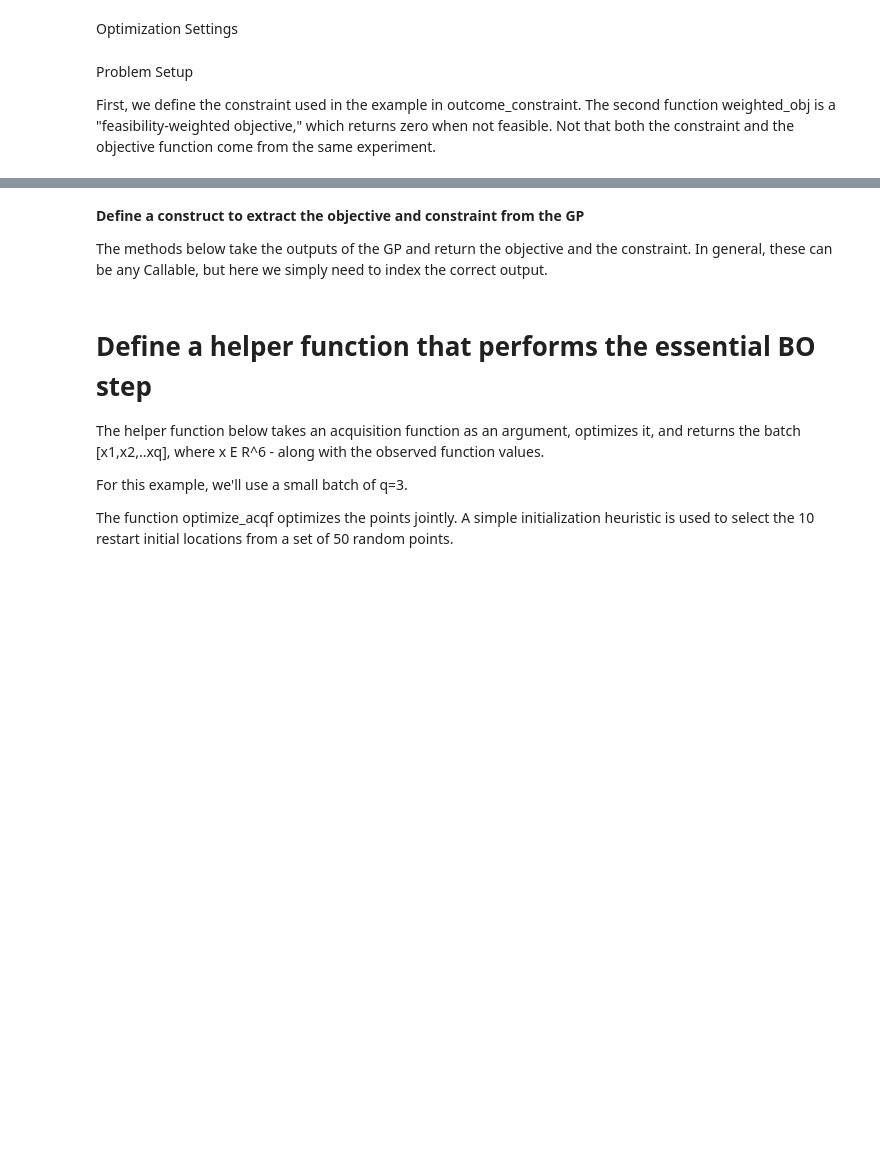
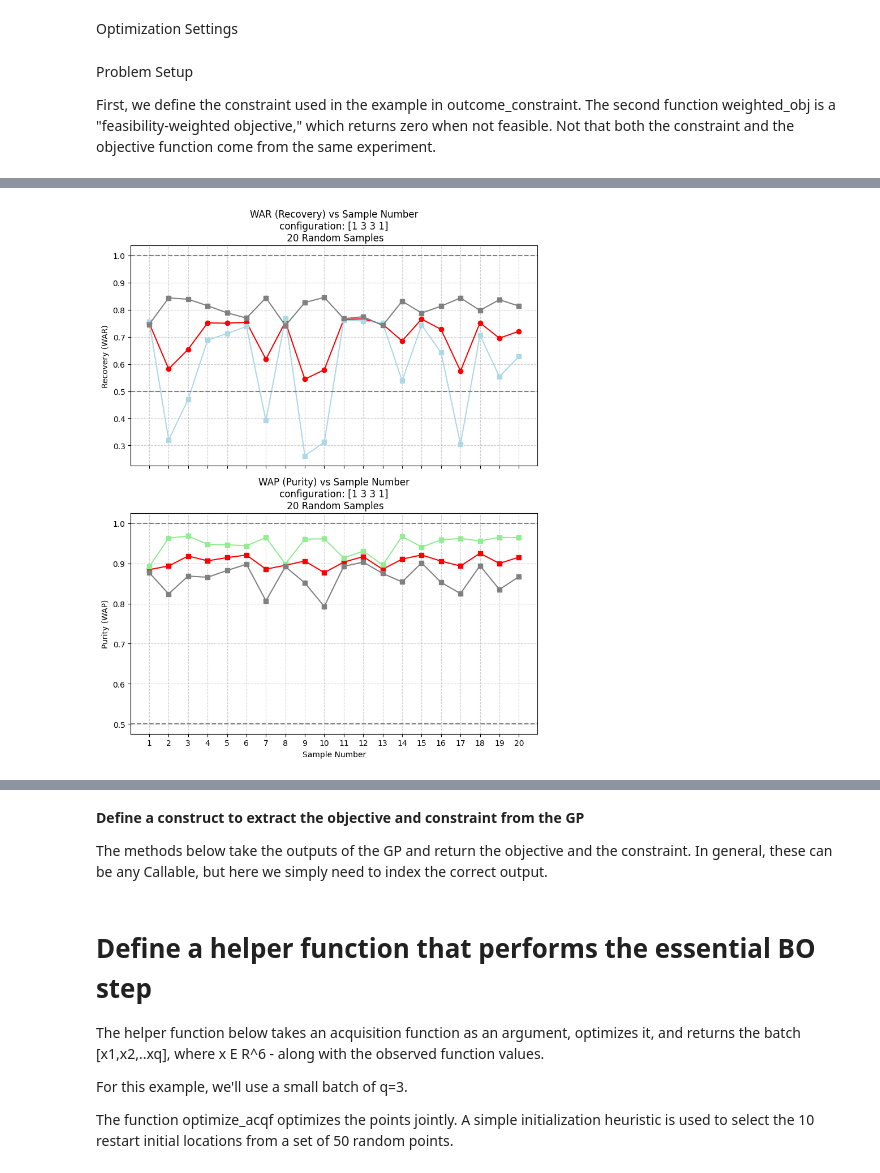
Before and after one commit to Nawa-Punabantu/Opt_Algos, a Jupyter notebook: QREC_SOMBO_Troch.ipynb, the cells around one changed output, grey strips where cells are left out. Saved outputs shown, nothing was run; the diff lists cells and outputs as text; code cells hidden in the pictures; blank space fills up the shorter version.

```diff
--- a/QREC_SOMBO_Troch.ipynb
+++ b/QREC_SOMBO_Troch.ipynb
@@ -1567,6 +1567,8 @@ def weighted_obj(X, constraint_threshold, t_index_min):
   """
   WAR = np.zeros((len(X[:,0])))
   WAP = np.zeros((len(X[:,0])))
+  Pur = np.zeros((len(X[:,0]), 2))
+  Rec = np.zeros((len(X[:,0]), 2))
 
   # print(f'np.shape(X)[-1]: {np.shape(X)[-1]}')
 
@@ -1638,13 +1640,15 @@ def weighted_obj(X, constraint_threshold, t_index_min):
       # Pack
       WAP[i] = WAP_add
       WAR[i] = WAR_add
+      Pur[i,:] = [pur1, pur2]
+      Rec[i,:] = [rec1, rec2]
 
   # Convert to torch.tensors:
   WAP = torch.tensor(WAP, device=device, dtype=dtype)
   WAR = torch.tensor(WAR, device=device, dtype=dtype)
   feasibility_weights = (WAP - constraint_threshold >= 0).type_as(X)
 
-  return WAP, WAR, feasibility_weights
+  return WAP, WAR, feasibility_weights, Pur, Rec
 # %%
 from botorch.models.transforms.input import Normalize
 from botorch.models import SingleTaskGP, ModelListGP
@@ -1899,13 +1907,9 @@ def initialize_model(train_x, train_obj, train_con, state_dict=None):
         model.load_state_dict(state_dict)
     return mll, model
 # %%
-train_x, train_obj, train_con, WAR, WAP, feasibility_weights, best_observed_value = generate_initial_data(constraint_threshold=constraint_threshold, n=5, t_index_min=10)
+train_x, train_obj, train_con, exact_WAR, exact_WAP, feasibility_weights, best_observed_value, Pur, Rec = generate_initial_data(constraint_threshold=constraint_threshold, n=20, t_index_min=10)
 
-print(f'train_obj:{train_obj}')
-print(f'train_con:{train_con}')
-print(f'feasibility_weights:{feasibility_weights}')
-print(f'WAR:{WAR}')
-print(f'WAP:{WAP}')
+
 
 # print(f'feasibility_weights:{feasibility_weights}')
 # %% [output]
@@ -1928,0 +1955,41 @@ Q_internal type: <class 'numpy.ndarray'>
+# %%
+import numpy as np
+import matplotlib.pyplot as plt
+
+# Convert tensors to NumPy arrays and flatten
+samples = np.arange(1, len(train_obj) + 1)  # Sample indices
+WAR = train_con.numpy().flatten()  # Recovery values
+WAP = train_obj.numpy().flatten()  # Purity values
+
+# Create two subplots
+fig, axes = plt.subplots(nrows=2, ncols=1, figsize=(8, 10), sharex=True)
+
+# Plot WAR (Recovery)
+axes[0].plot(samples, WAR, 'o-', label="Weighted Average Recovery (WAR)", color='red')
+axes[0].plot(samples, Rec[:,0], 's-', label="Glu Raff Recovery", color='lightblue')
+axes[0].plot(samples, Rec[:,1], 's-', label="Fru Ext Recovery", color='grey')
+axes[0].set_ylabel("Recovery (WAR)")
+axes[0].axhline(y=0.5, color='gray', linestyle='--', label="Threshold = 0.5")  # Horizontal line at 0.5
+axes[0].axhline(y=1.0, color='gray', linestyle='--')  # Horizontal line at 0.5
+axes[0].set_title(f"WAR (Recovery) vs Sample Number\n configuration: {zone_config} \n {20} Random Samples")
+axes[0].grid(True, linestyle='--', alpha=0.6)
+# axes[0].legend()
+
+# Plot WAP (Purity)
+axes[1].plot(samples, WAP, 's-', label="Weighted Average Purity (WAP)", color='red')
+axes[1].plot(samples, Pur[:,0], 's-', label="Glu Raff Purity", color='lightgreen')
+axes[1].plot(samples, Pur[:,1], 's-', label="Fru Ext Purity", color='grey')
+axes[1].axhline(y=0.5, color='gray', linestyle='--', label="Threshold = 0.5")  # Horizontal line at 0.5
+axes[1].axhline(y=1.0, color='gray', linestyle='--')  # Horizontal line at 0.5
+axes[1].set_xlabel("Sample Number")
+axes[1].set_ylabel(f"Purity (WAP)")
+axes[1].set_title(f"WAP (Purity) vs Sample Number\n configuration: {zone_config} \n {20} Random Samples")
+axes[1].grid(True, linestyle='--', alpha=0.6)
+# axes[1].legend()
+
+# Adjust layout
+plt.tight_layout()
+axes[1].set_xticks(samples)  # Ensures only integer sample numbers appear
+plt.show()
+# %% [output]
+[figure, added]
```
Also changed, not shown: parts of 5 cells of this notebook.
